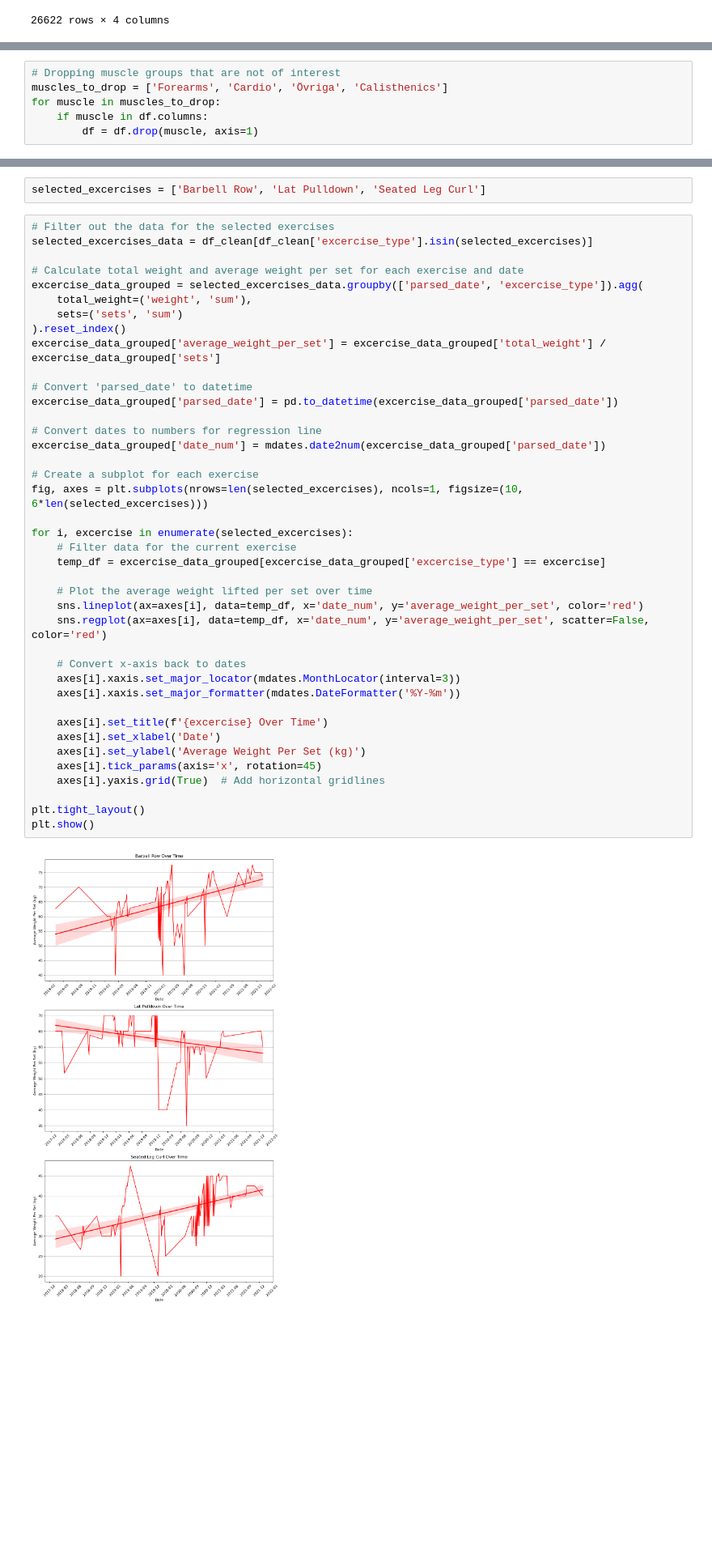
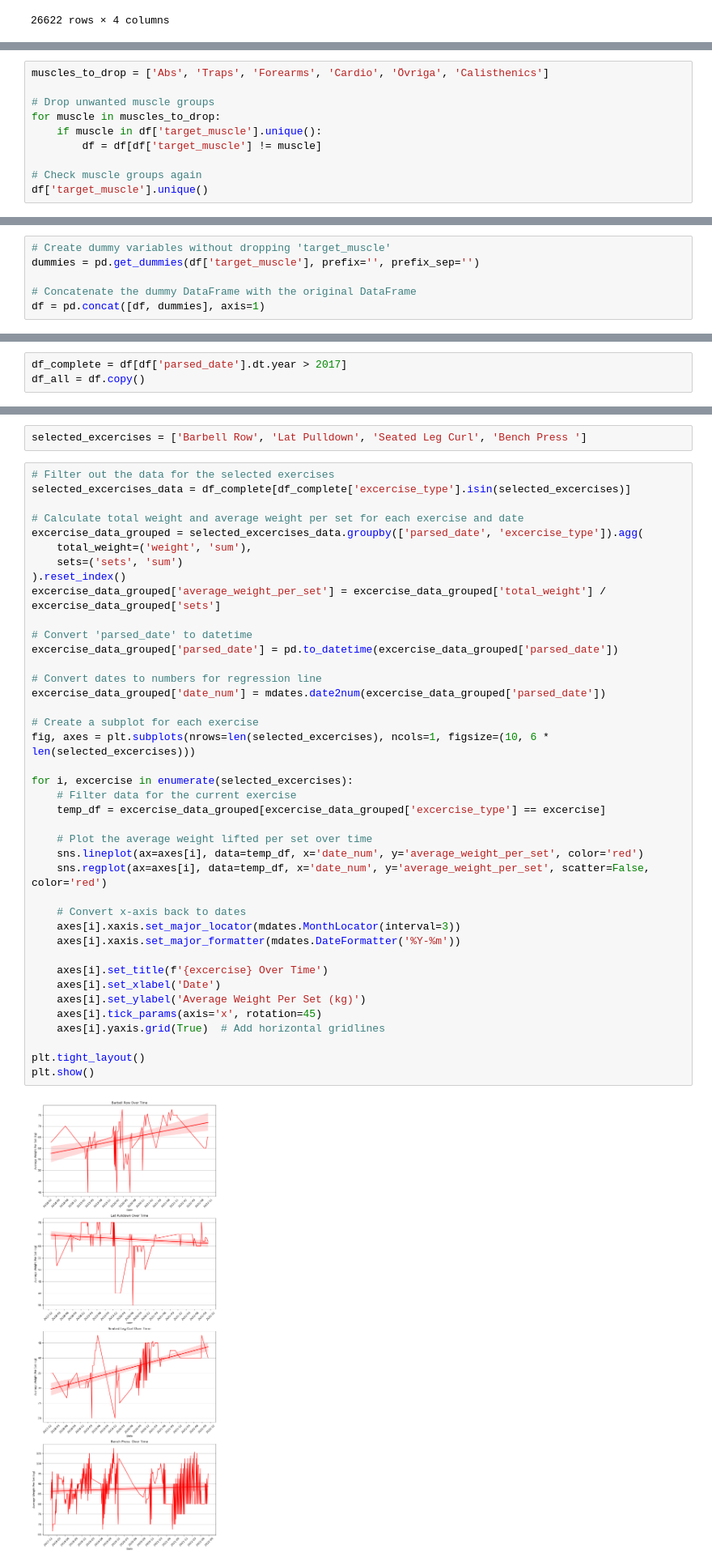
Before and after one commit to ossianhempel/training_data_analysis, a Jupyter notebook: my_training.ipynb, the cells around one changed output, grey strips where cells are left out. Shown at 81% size. Saved outputs shown, nothing was run; the diff lists cells and outputs as text; blank space fills up the shorter version.

```diff
--- a/my_training.ipynb
+++ b/my_training.ipynb
@@ -339,6 +404,10 @@ Index(['date', 'excercise_type', 'weight', 'reps', 'target_muscle',
 # %%
-# Dropping muscle groups that are not of interest
-muscles_to_drop = ['Forearms', 'Cardio', 'Övriga', 'Calisthenics']
+muscles_to_drop = ['Abs', 'Traps', 'Forearms', 'Cardio', 'Övriga', 'Calisthenics']
+
+# Drop unwanted muscle groups
 for muscle in muscles_to_drop:
-    if muscle in df.columns:
-        df = df.drop(muscle, axis=1)
+    if muscle in df['target_muscle'].unique():
+        df = df[df['target_muscle'] != muscle]
+
+# Check muscle groups again
+df['target_muscle'].unique()
@@ -346,0 +417,6 @@ Since we know, from our data exploration, that we have periods in 2016-2017 wher
+# %%
+# Create dummy variables without dropping 'target_muscle'
+dummies = pd.get_dummies(df['target_muscle'], prefix='', prefix_sep='')
+
+# Concatenate the dummy DataFrame with the original DataFrame
+df = pd.concat([df, dummies], axis=1)
@@ -346,0 +436,3 @@ Since we know, from our data exploration, that we have periods in 2016-2017 wher
+# %%
+df_complete = df[df['parsed_date'].dt.year > 2017]
+df_all = df.copy()
@@ -829,8 +911,8 @@ array(['Pull Up', 'Dips', 'Seated Stack Leg Press', 'Back Extension',
 # %%
-selected_excercises = ['Barbell Row', 'Lat Pulldown', 'Seated Leg Curl']
+selected_excercises = ['Barbell Row', 'Lat Pulldown', 'Seated Leg Curl', 'Bench Press ']
 # %%
 # Filter out the data for the selected exercises
-selected_excercises_data = df_clean[df_clean['excercise_type'].isin(selected_excercises)]
+selected_excercises_data = df_complete[df_complete['excercise_type'].isin(selected_excercises)]
 
 # Calculate total weight and average weight per set for each exercise and date
 excercise_data_grouped = selected_excercises_data.groupby(['parsed_date', 'excercise_type']).agg(
@@ -841,35 +923,35 @@ excercise_data_grouped['average_weight_per_set'] = excercise_data_grouped['total
 
 # Convert 'parsed_date' to datetime
 excercise_data_grouped['parsed_date'] = pd.to_datetime(excercise_data_grouped['parsed_date'])
 
 # Convert dates to numbers for regression line
 excercise_data_grouped['date_num'] = mdates.date2num(excercise_data_grouped['parsed_date'])
 
 # Create a subplot for each exercise
-fig, axes = plt.subplots(nrows=len(selected_excercises), ncols=1, figsize=(10, 6*len(selected_excercises)))
+fig, axes = plt.subplots(nrows=len(selected_excercises), ncols=1, figsize=(10, 6 * len(selected_excercises)))
 
 for i, excercise in enumerate(selected_excercises):
     # Filter data for the current exercise
     temp_df = excercise_data_grouped[excercise_data_grouped['excercise_type'] == excercise]
 
     # Plot the average weight lifted per set over time
     sns.lineplot(ax=axes[i], data=temp_df, x='date_num', y='average_weight_per_set', color='red')
     sns.regplot(ax=axes[i], data=temp_df, x='date_num', y='average_weight_per_set', scatter=False, color='red')
 
     # Convert x-axis back to dates
     axes[i].xaxis.set_major_locator(mdates.MonthLocator(interval=3))
     axes[i].xaxis.set_major_formatter(mdates.DateFormatter('%Y-%m'))
 
     axes[i].set_title(f'{excercise} Over Time')
     axes[i].set_xlabel('Date')
     axes[i].set_ylabel('Average Weight Per Set (kg)')
     axes[i].tick_params(axis='x', rotation=45)
     axes[i].yaxis.grid(True)  # Add horizontal gridlines
 
 plt.tight_layout()
 plt.show()
 # %% [output]
-[figure, old version]
+[figure, new version]
 # %% [markdown]
 As you can see, each plot represents a specific exercise. The red line and corresponding trendline represent the average weight per set for each exercise over time. The trendline, plotted using linear regression, gives an indication of the overall trend in the data.
 
```
Also changed, not shown: parts of 93 cells of this notebook, 1 other file.
